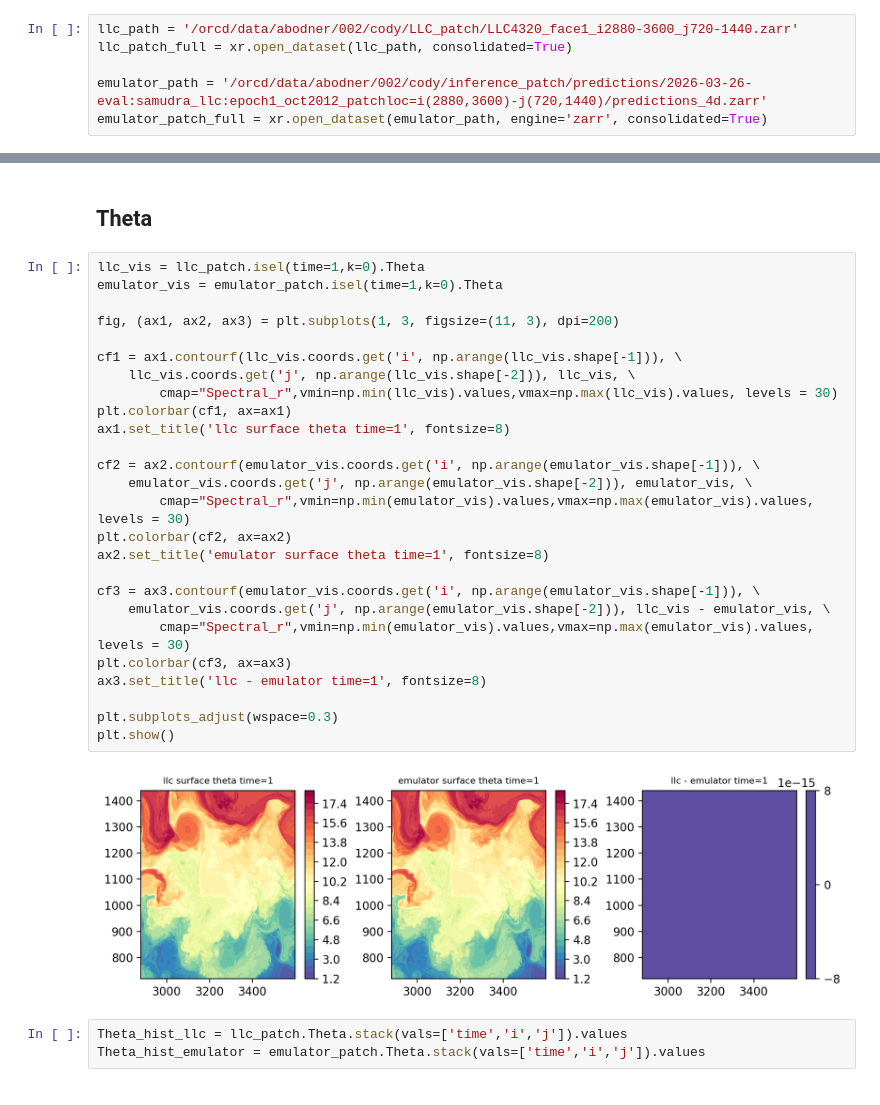
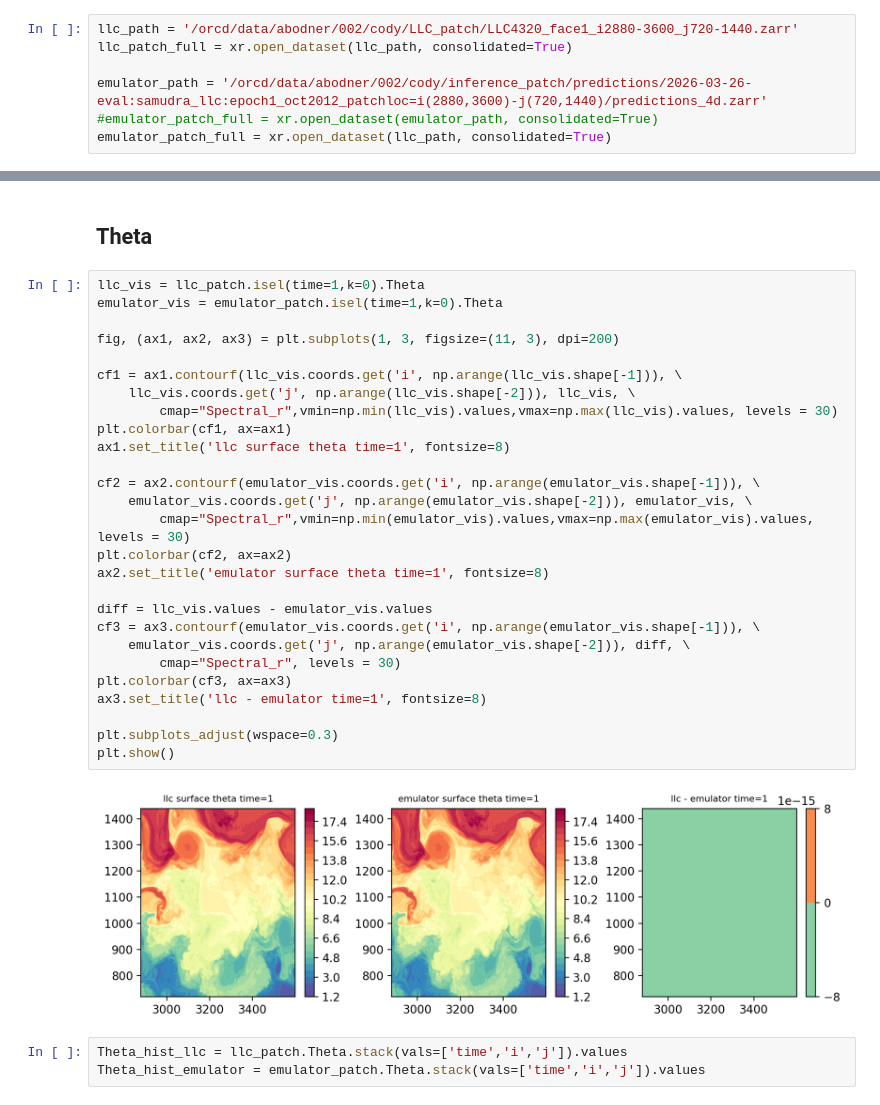
Before and after one commit to GHOpenonic/LLC_ocean_emulator, a Jupyter notebook: high_res_diagnostics/statistical_diagnostics/stat_testing.ipynb, the cells around one changed output, grey strips where cells are left out. Cells and saved outputs as stored; diff of their text form.

```diff
--- a/high_res_diagnostics/statistical_diagnostics/stat_testing.ipynb
+++ b/high_res_diagnostics/statistical_diagnostics/stat_testing.ipynb
@@ -11,6 +11,7 @@ llc_path = '/orcd/data/abodner/002/cody/LLC_patch/LLC4320_face1_i2880-3600_j720-
 llc_patch_full = xr.open_dataset(llc_path, consolidated=True)
 
 emulator_path = '/orcd/data/abodner/002/cody/inference_patch/predictions/2026-03-26-eval:samudra_llc:epoch1_oct2012_patchloc=i(2880,3600)-j(720,1440)/predictions_4d.zarr'
-emulator_patch_full = xr.open_dataset(emulator_path, engine='zarr', consolidated=True)
+#emulator_patch_full = xr.open_dataset(emulator_path, consolidated=True)
+emulator_patch_full = xr.open_dataset(llc_path, consolidated=True)
 # %%
 #9216,9960
@@ -43,31 +24,32 @@ emulator_patch = emulator_patch_full.isel(time=slice(9216, 9216 + extent))#(0, e
 # %%
 llc_vis = llc_patch.isel(time=1,k=0).Theta
 emulator_vis = emulator_patch.isel(time=1,k=0).Theta
 
 fig, (ax1, ax2, ax3) = plt.subplots(1, 3, figsize=(11, 3), dpi=200)
 
 cf1 = ax1.contourf(llc_vis.coords.get('i', np.arange(llc_vis.shape[-1])), \
     llc_vis.coords.get('j', np.arange(llc_vis.shape[-2])), llc_vis, \
         cmap="Spectral_r",vmin=np.min(llc_vis).values,vmax=np.max(llc_vis).values, levels = 30)
 plt.colorbar(cf1, ax=ax1)
 ax1.set_title('llc surface theta time=1', fontsize=8)
 
 cf2 = ax2.contourf(emulator_vis.coords.get('i', np.arange(emulator_vis.shape[-1])), \
     emulator_vis.coords.get('j', np.arange(emulator_vis.shape[-2])), emulator_vis, \
         cmap="Spectral_r",vmin=np.min(emulator_vis).values,vmax=np.max(emulator_vis).values, levels = 30)
 plt.colorbar(cf2, ax=ax2)
 ax2.set_title('emulator surface theta time=1', fontsize=8)
 
+diff = llc_vis.values - emulator_vis.values
 cf3 = ax3.contourf(emulator_vis.coords.get('i', np.arange(emulator_vis.shape[-1])), \
-    emulator_vis.coords.get('j', np.arange(emulator_vis.shape[-2])), llc_vis - emulator_vis, \
-        cmap="Spectral_r",vmin=np.min(emulator_vis).values,vmax=np.max(emulator_vis).values, levels = 30)
+    emulator_vis.coords.get('j', np.arange(emulator_vis.shape[-2])), diff, \
+        cmap="Spectral_r", levels = 30)
 plt.colorbar(cf3, ax=ax3)
 ax3.set_title('llc - emulator time=1', fontsize=8)
 
 plt.subplots_adjust(wspace=0.3)
 plt.show()
 # %% [output]
-[figure, old version]
+[figure, new version]
 # %%
 Theta_hist_llc = llc_patch.Theta.stack(vals=['time','i','j']).values
 Theta_hist_emulator = emulator_patch.Theta.stack(vals=['time','i','j']).values
```
Also changed, not shown: parts of 5 cells of this notebook.
